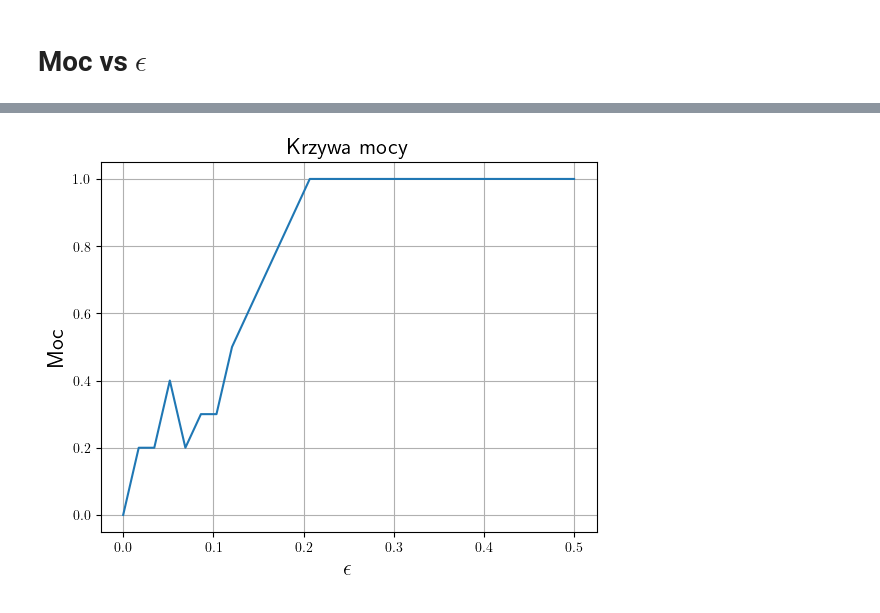
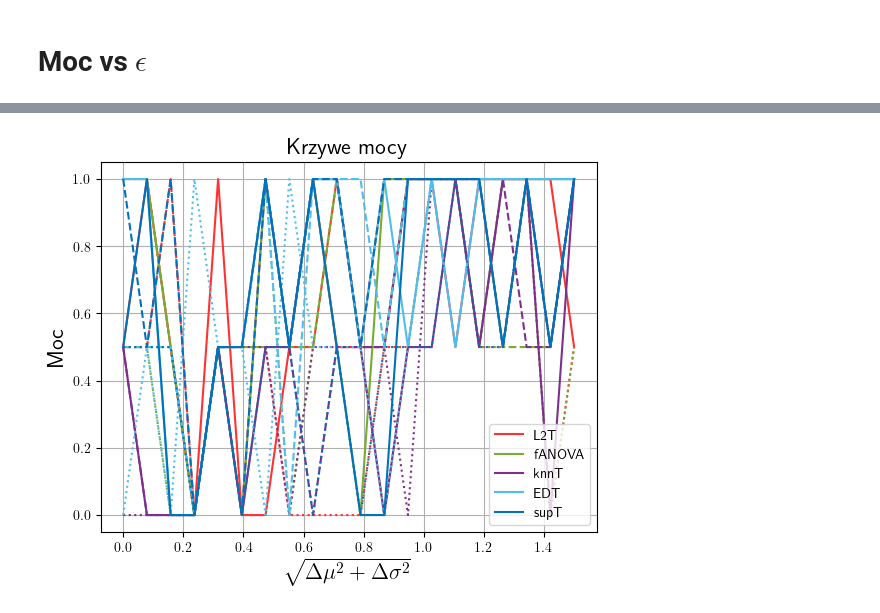
Before and after one commit to julitakulesza/magisterka, a Jupyter notebook: badania_symulacyjne.ipynb, the cells around one changed output, grey strips where cells are left out. Saved outputs shown, nothing was run; the diff lists cells and outputs as text; code cells hidden in the pictures.

Commit message:
Frechet distance included

```diff
--- a/badania_symulacyjne.ipynb
+++ b/badania_symulacyjne.ipynb
@@ -72,16 +95,0 @@ calculate_power_eps(dist, delta_1, delta_2, mixture_proportions, shift, TFN_stat
-# %%
-dist = {
-    'name': 'gamma',
-    'params': {'a': 5, 'scale': 1, 'loc': 0}
-}
-
-delta_1 = 0.65
-delta_2 = 0.75
-
-mixture_proportions = np.linspace(0, 0.5, 30)
-shift = 10
-
-calculate_power_eps(dist, delta_1, delta_2, mixture_proportions, shift, TFN_statistic,
-                    sample_size=50,  num_tests=10, num_permutations=10, return_power = False)
-# %% [output]
-[figure, removed]
@@ -87,0 +99,16 @@ calculate_power_eps(dist, delta_1, delta_2, mixture_proportions, shift, TFN_stat
+# %%
+dist = {
+    'name': 'norm',
+    'params': {'loc': 5, 'scale': 1}
+}
+
+delta_1 = 0.55
+delta_2 = 0.65
+d_frechet = 1.5
+linspace_n = 20
+selected_tests = ['L2T', 'fANOVA', 'knnT', 'EDT', 'supT']
+
+dfs_power_frechet = calculate_multiple_powers_frechet(dist, delta_1, delta_2,d_frechet, linspace_n,
+                sample_size=25, num_tests=1000, num_permutations=1000, return_power=True, selected_tests=selected_tests)
+# %% [output]
+[figure, added]
```
Also changed, not shown: parts of 13 cells of this notebook, 1 other file.
